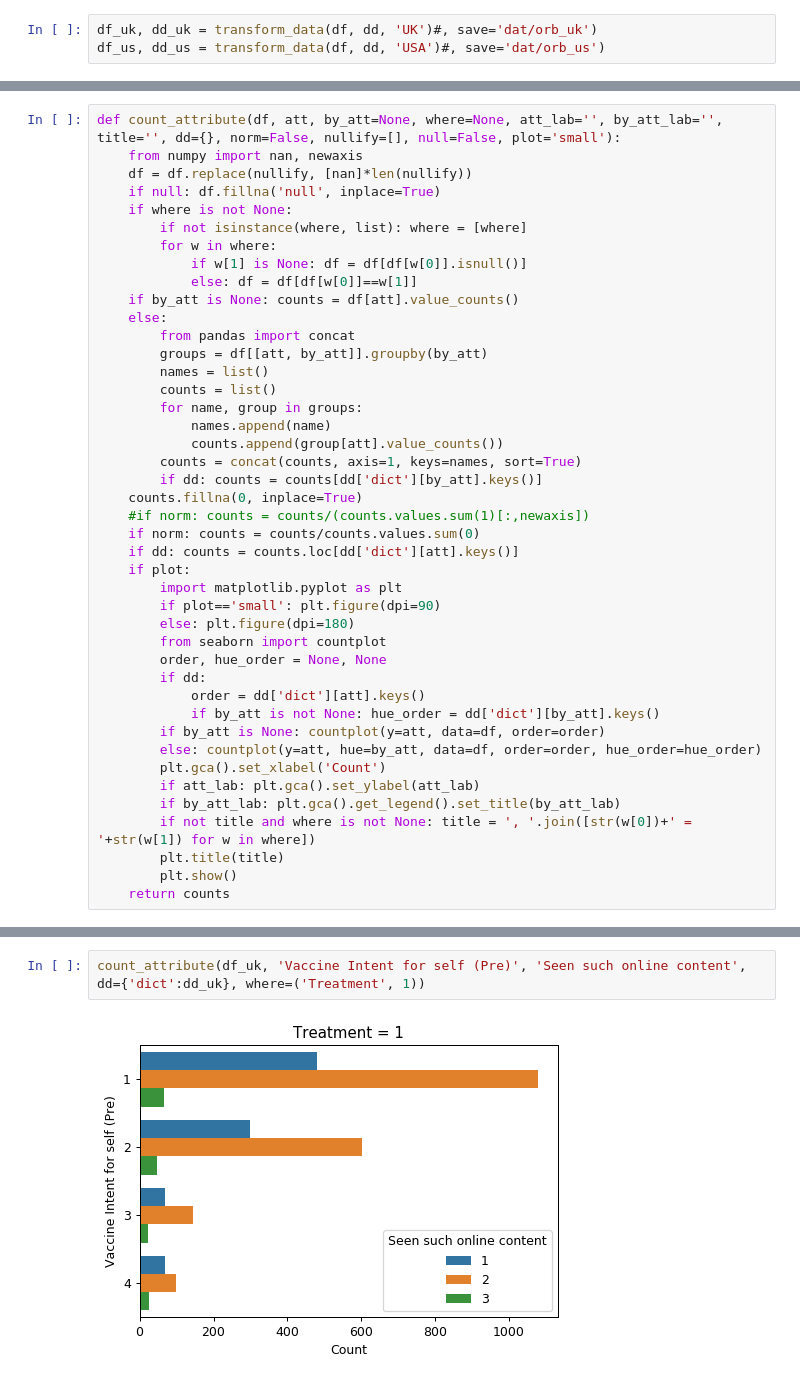
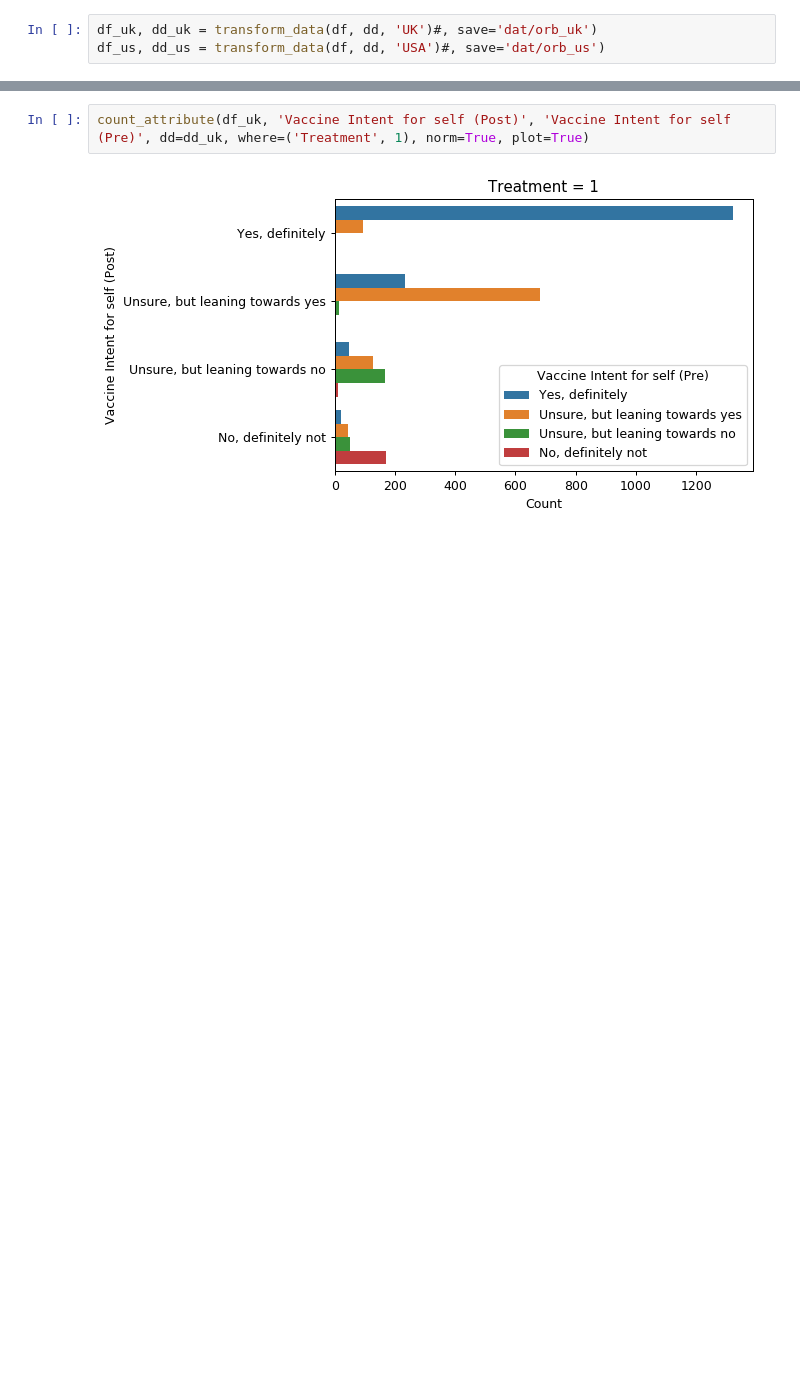
Before and after one commit to sloomba/covid19-misinfo, a Jupyter notebook: import_data.ipynb, the cells around one changed output, grey strips where cells are left out. Saved outputs shown, nothing was run; the diff lists cells and outputs as text; blank space fills up the shorter version.

Commit message:
updated import_data  nb

```diff
--- a/import_data.ipynb
+++ b/import_data.ipynb
@@ -361,43 +71,0 @@ get_counts(df_us, dd_us)
-# %%
-def count_attribute(df, att, by_att=None, where=None, att_lab='', by_att_lab='', title='', dd={}, norm=False, nullify=[], null=False, plot='small'):
-    from numpy import nan, newaxis
-    df = df.replace(nullify, [nan]*len(nullify))
-    if null: df.fillna('null', inplace=True)
-    if where is not None:
-        if not isinstance(where, list): where = [where]
-        for w in where:
-            if w[1] is None: df = df[df[w[0]].isnull()]
-            else: df = df[df[w[0]]==w[1]]
-    if by_att is None: counts = df[att].value_counts()
-    else:
-        from pandas import concat
-        groups = df[[att, by_att]].groupby(by_att)
-        names = list()
-        counts = list()
-        for name, group in groups:
-            names.append(name)
-            counts.append(group[att].value_counts())
-        counts = concat(counts, axis=1, keys=names, sort=True)
-        if dd: counts = counts[dd['dict'][by_att].keys()]
-    counts.fillna(0, inplace=True)
-    #if norm: counts = counts/(counts.values.sum(1)[:,newaxis])
-    if norm: counts = counts/counts.values.sum(0)
-    if dd: counts = counts.loc[dd['dict'][att].keys()]
-    if plot:
-        import matplotlib.pyplot as plt
-        if plot=='small': plt.figure(dpi=90)
-        else: plt.figure(dpi=180)
-        from seaborn import countplot
-        order, hue_order = None, None
-        if dd:
-            order = dd['dict'][att].keys()
-            if by_att is not None: hue_order = dd['dict'][by_att].keys()
-        if by_att is None: countplot(y=att, data=df, order=order)
-        else: countplot(y=att, hue=by_att, data=df, order=order, hue_order=hue_order)
-        plt.gca().set_xlabel('Count')
-        if att_lab: plt.gca().set_ylabel(att_lab)
-        if by_att_lab: plt.gca().get_legend().set_title(by_att_lab)
-        if not title and where is not None: title = ', '.join([str(w[0])+' = '+str(w[1]) for w in where])
-        plt.title(title)
-        plt.show()
-    return counts
@@ -413,4 +107,4 @@ count_attribute(df, 'QCOVSELF', 'Country', dd=dd)
 # %%
-count_attribute(df_uk, 'Vaccine Intent for self (Pre)', 'Seen such online content', dd={'dict':dd_uk}, where=('Treatment', 1))
+count_attribute(df_uk, 'Vaccine Intent for self (Post)', 'Vaccine Intent for self (Pre)', dd=dd_uk, where=('Treatment', 1), norm=True, plot=True)
 # %% [output]
-[figure, old version]
+[figure, new version]
```
Also changed, not shown: parts of 32 cells of this notebook, 1 other file.
